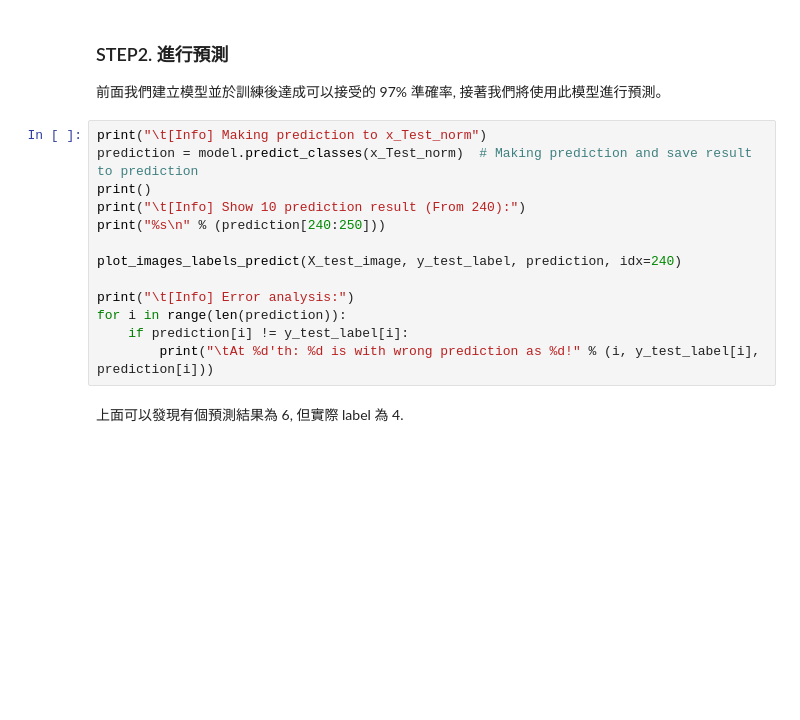
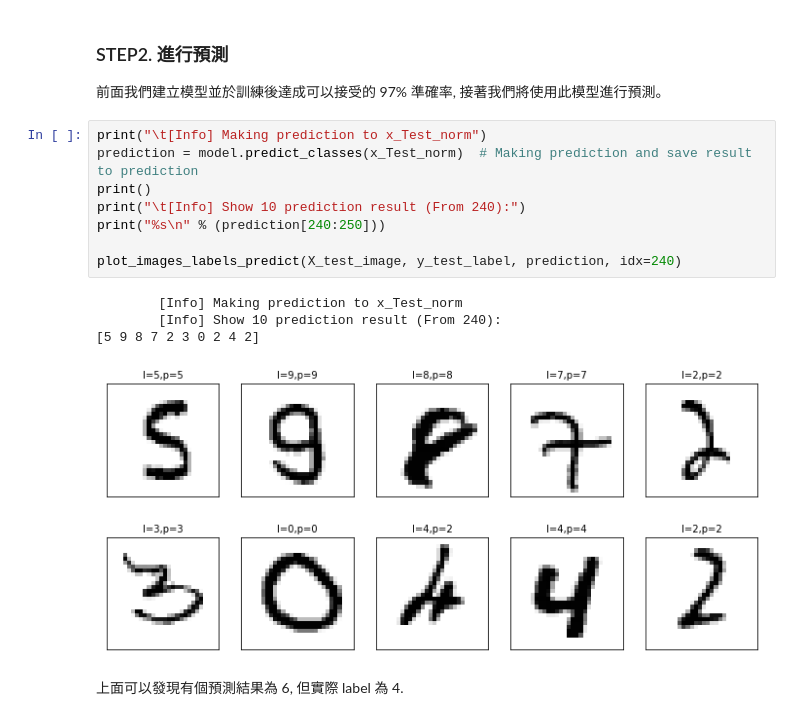
Before and after one commit to erhwenkuo/deep-learning-with-keras-notebooks, a Jupyter notebook: 2.6-mnist-recognition-mlp.ipynb, the cells around one changed output. Cells and saved outputs as stored; diff of their text form; blank space fills up the shorter version.

```diff
--- a/2.6-mnist-recognition-mlp.ipynb
+++ b/2.6-mnist-recognition-mlp.ipynb
@@ -217,16 +273,16 @@ print("\t[Info] Accuracy of testing data = {:2.1f}%".format(scores[1]*100.0))
 # %%
 print("\t[Info] Making prediction to x_Test_norm")
 prediction = model.predict_classes(x_Test_norm)  # Making prediction and save result to prediction
 print()
 print("\t[Info] Show 10 prediction result (From 240):")
 print("%s\n" % (prediction[240:250]))
 
 plot_images_labels_predict(X_test_image, y_test_label, prediction, idx=240)
-
-print("\t[Info] Error analysis:")
-for i in range(len(prediction)):
-    if prediction[i] != y_test_label[i]:
-        print("\tAt %d'th: %d is with wrong prediction as %d!" % (i, y_test_label[i], prediction[i]))
+# %% [output]
+        [Info] Making prediction to x_Test_norm
+        [Info] Show 10 prediction result (From 240):
+[5 9 8 7 2 3 0 2 4 2]
+[figure, added]
 # %% [markdown]
 上面可以發現有個預測結果為 6, 但實際 label 為 4.
 # %% [markdown]
```
Also changed, not shown: parts of 17 cells of this notebook.
